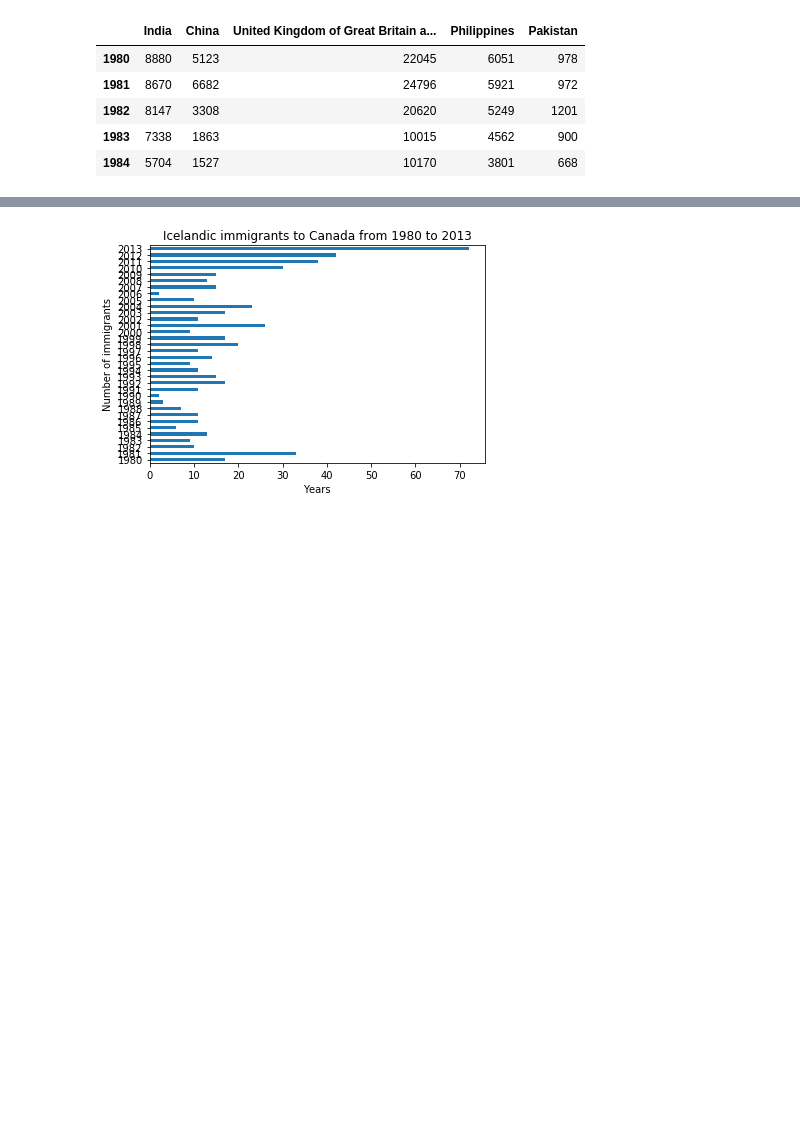
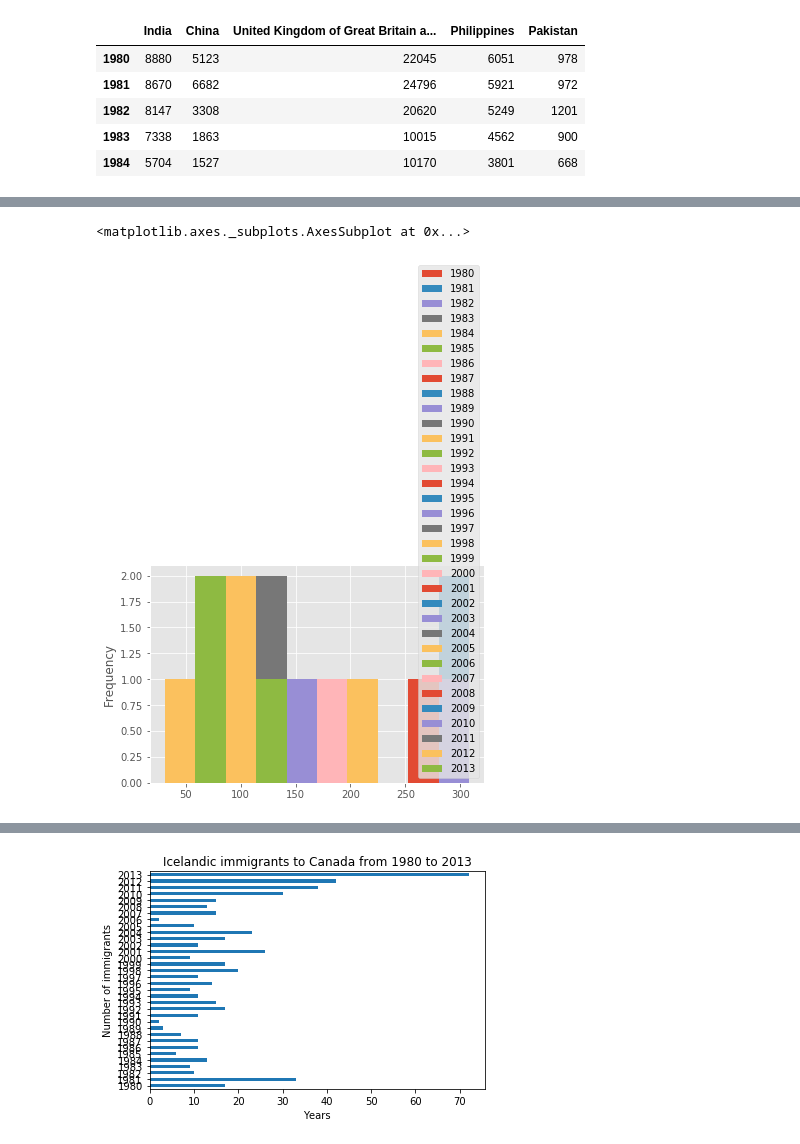
Before and after one commit to juwatow/jupyter-notebook-immigration-canada, a Jupyter notebook: basic-vizzes.ipynb, the cells around one changed output, grey strips where cells are left out. Cells and saved outputs as stored; diff of their text form; code cells hidden in the pictures; blank space fills up the shorter version.

```diff
--- a/basic-vizzes.ipynb
+++ b/basic-vizzes.ipynb
@@ -84,0 +118,6 @@ plt.show()
+# %%
+# generate histogram
+df_can.loc[['Denmark', 'Norway', 'Sweden'], years].plot.hist()
+# %% [output]
+<matplotlib.axes._subplots.AxesSubplot at 0x...>
+[figure, added]
```
Also changed, not shown: parts of 13 cells of this notebook.
